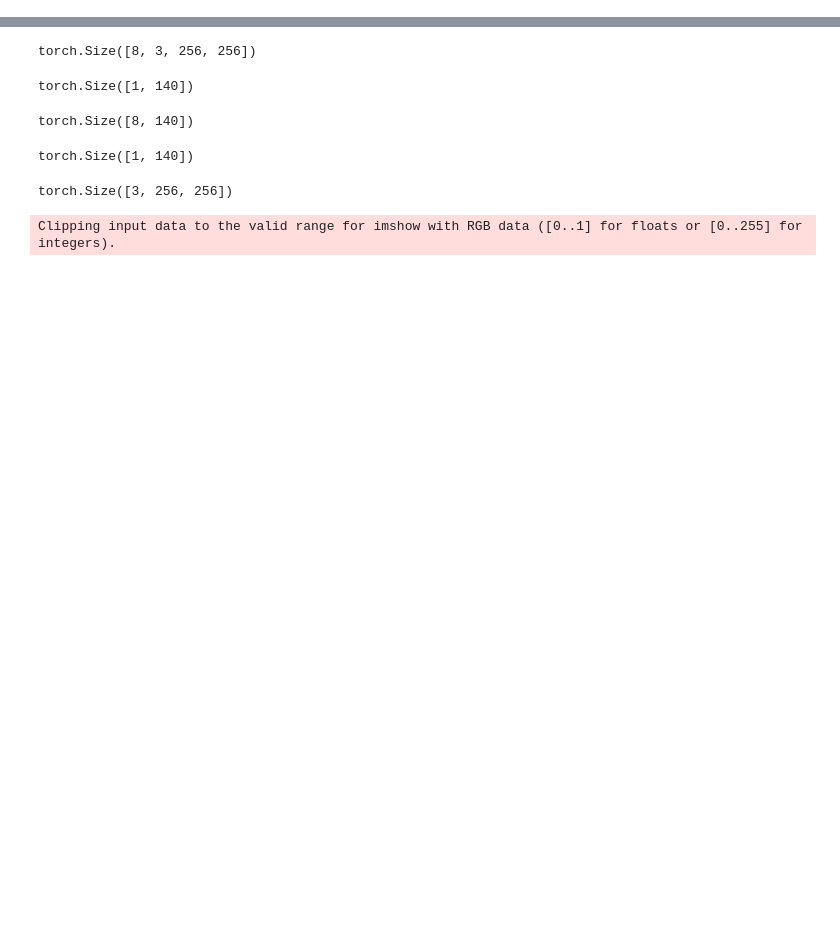
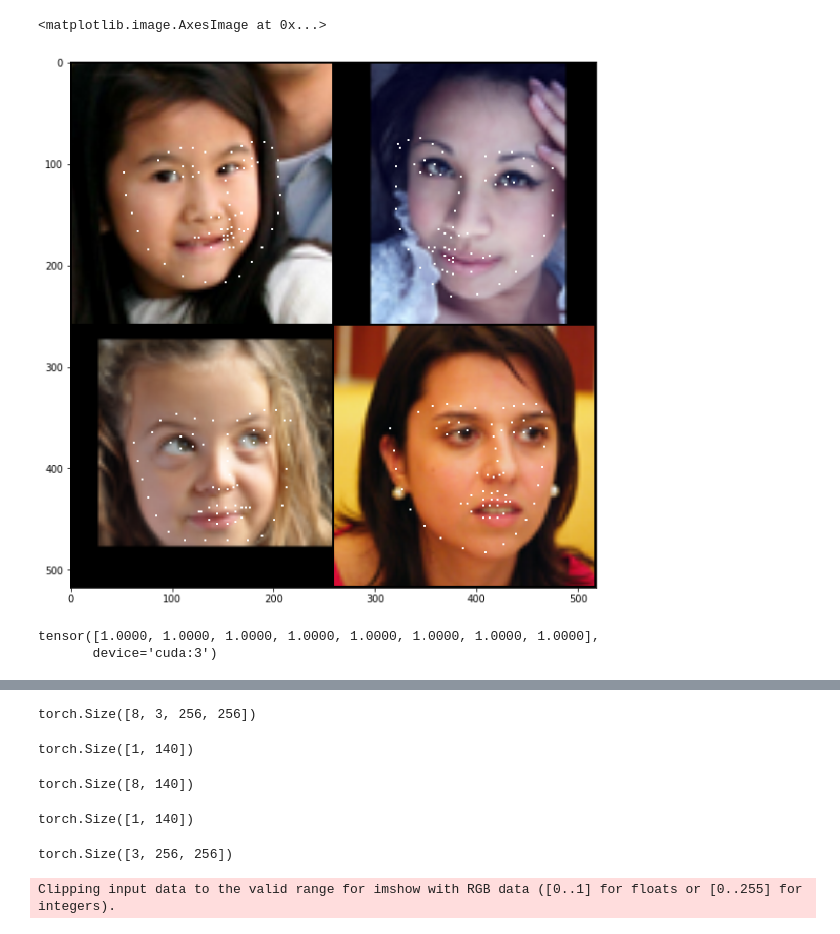
Before and after one commit to YaroslavBespalov/unsupervised_segmentation, a Jupyter notebook: examples/otrisovka.ipynb, the cells around one changed output, grey strips where cells are left out. Drawn from its saved outputs; the diff is of its cells as text; code cells hidden in the pictures; blank space fills up the shorter version.

```diff
--- a/examples/otrisovka.ipynb
+++ b/examples/otrisovka.ipynb
@@ -32,0 +36,9 @@ cuda:2
+# %%
+def imgs_with_mask(imgs, mask, color=[1.0,1.0,1.0]):
+    # mask = torch.cat([mask, mask, mask], dim=1)
+    mask = mask[:, 0, :, :]
+    res: Tensor = imgs.cpu().detach()
+    res = res.permute(0, 2, 3, 1)
+    res[mask > 0.00001, :] = torch.tensor(color, dtype=torch.float32)
+    res = res.permute(0, 3, 1, 2)
+    return res
@@ -32,0 +95,2 @@ cuda:2
+# %%
+heatmaper = ToHeatMap(64)
@@ -32,0 +140,22 @@ cuda:2
+# %%
+w300_test = next(iter(LazyLoader.w300().test_loader))
+w300_test_mask = ProbabilityMeasureFabric(256).from_coord_tensor(w300_test["meta"]["keypts_normalized"][:8].to(device))
+w300_test_mask = heatmaper.forward(w300_test_mask.probability, w300_test_mask.coord * 63)
+
+coord = final_preds_untransformed(w300_test_mask, (64, 64)) / 64
+coord = coord.cuda()
+prob = torch.ones(8, 68) / 68
+prob = prob.cuda()
+maskkk = ProbabilityMeasure(prob, coord)
+transformed_res = imgs_with_mask(w300_test_image, maskkk.toImage(256))
+grid = make_grid(
+            transformed_res[0:4], nrow=2, padding=2, pad_value=0, normalize=True, range=(-1, 1),
+            scale_each=False)
+grid_transpose = grid.permute(1,2,0)
+
+w300_test_image_numpy = grid_transpose.cpu().numpy()
+plt.figure(figsize = (40,10))
+plt.imshow(w300_test_image_numpy, interpolation='nearest')
+# %% [output]
+<matplotlib.image.AxesImage at 0x...>
+[figure, added]
@@ -32,0 +194,5 @@ cuda:2
+# %%
+prob.sum(dim=1)
+# %% [output]
+tensor([1.0000, 1.0000, 1.0000, 1.0000, 1.0000, 1.0000, 1.0000, 1.0000],
+       device='cuda:3')
```
Also changed, not shown: parts of 22 cells of this notebook, 3 other files.
